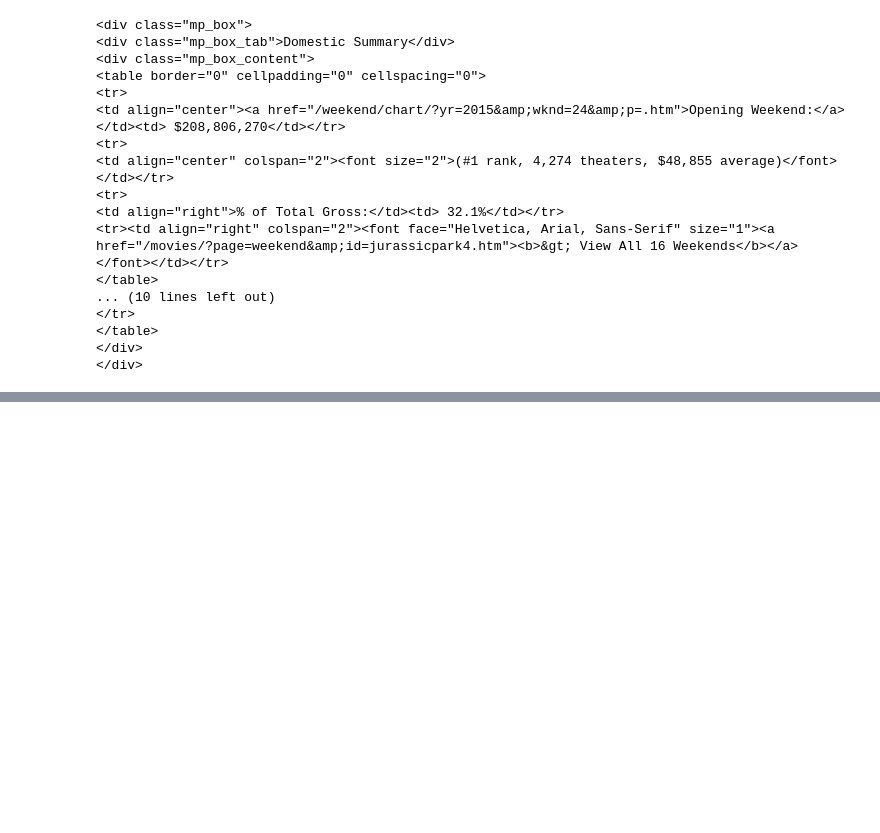
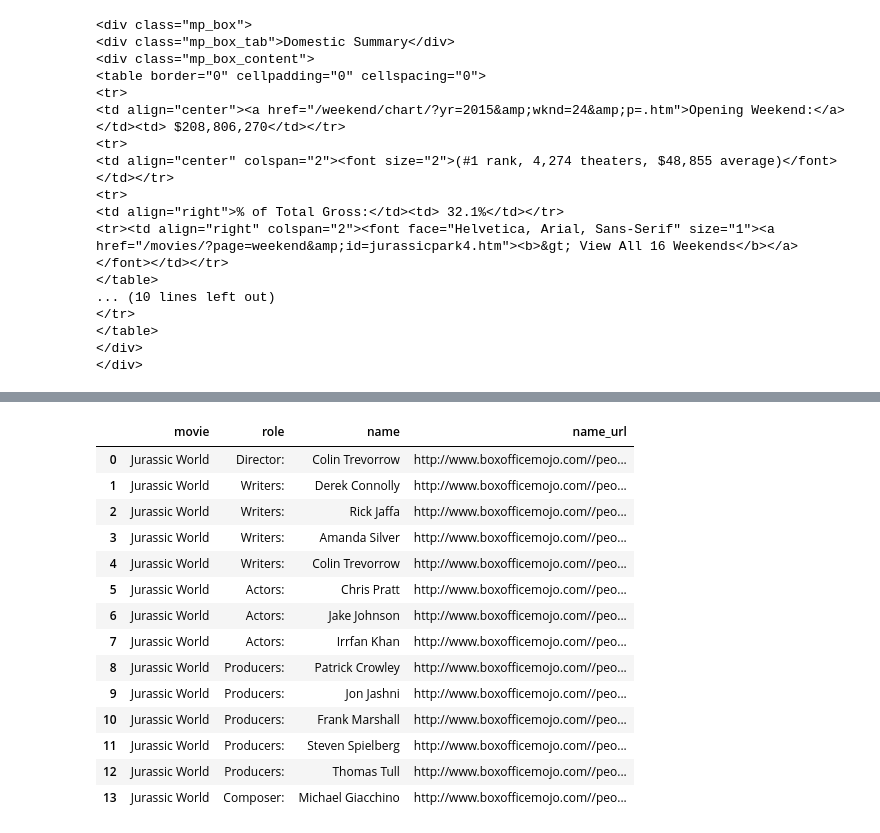
Before and after one commit to johnmwalters/Project_Luther, a Jupyter notebook: jw_webscrape.ipynb, the cells around one changed output, grey strips where cells are left out. Cells and saved outputs as stored; diff of their text form; code cells hidden in the pictures; blank space fills up the shorter version.

```diff
--- a/jw_webscrape.ipynb
+++ b/jw_webscrape.ipynb
@@ -119,0 +224,18 @@ temp
+# %%
+jw_movies
+# %% [output]
+|  | movie | role | name | name_url |
+| 0 | Jurassic World | Director: | Colin Trevorrow | http://www.boxofficemojo.com//peo... |
+| 1 | Jurassic World | Writers: | Derek Connolly | http://www.boxofficemojo.com//peo... |
+| 2 | Jurassic World | Writers: | Rick Jaffa | http://www.boxofficemojo.com//peo... |
+| 3 | Jurassic World | Writers: | Amanda Silver | http://www.boxofficemojo.com//peo... |
+| 4 | Jurassic World | Writers: | Colin Trevorrow | http://www.boxofficemojo.com//peo... |
+| 5 | Jurassic World | Actors: | Chris Pratt | http://www.boxofficemojo.com//peo... |
+| 6 | Jurassic World | Actors: | Jake Johnson | http://www.boxofficemojo.com//peo... |
+| 7 | Jurassic World | Actors: | Irrfan Khan | http://www.boxofficemojo.com//peo... |
+| 8 | Jurassic World | Producers: | Patrick Crowley | http://www.boxofficemojo.com//peo... |
+| 9 | Jurassic World | Producers: | Jon Jashni | http://www.boxofficemojo.com//peo... |
+| 10 | Jurassic World | Producers: | Frank Marshall | http://www.boxofficemojo.com//peo... |
+| 11 | Jurassic World | Producers: | Steven Spielberg | http://www.boxofficemojo.com//peo... |
+| 12 | Jurassic World | Producers: | Thomas Tull | http://www.boxofficemojo.com//peo... |
+| 13 | Jurassic World | Composer: | Michael Giacchino | http://www.boxofficemojo.com//peo... |
```
Also changed, not shown: parts of 19 cells of this notebook.
